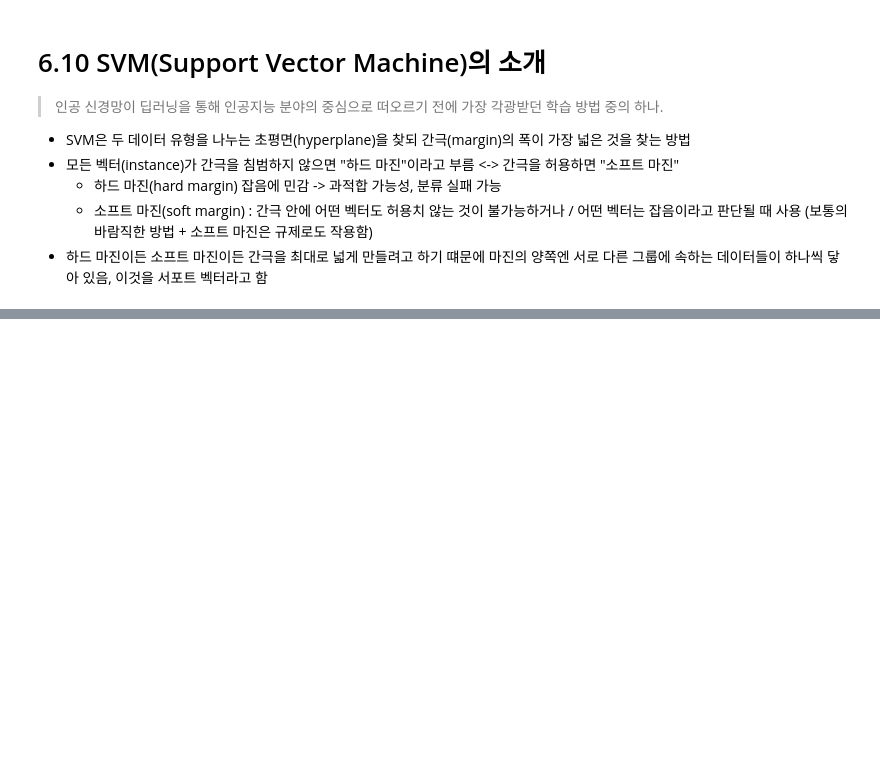
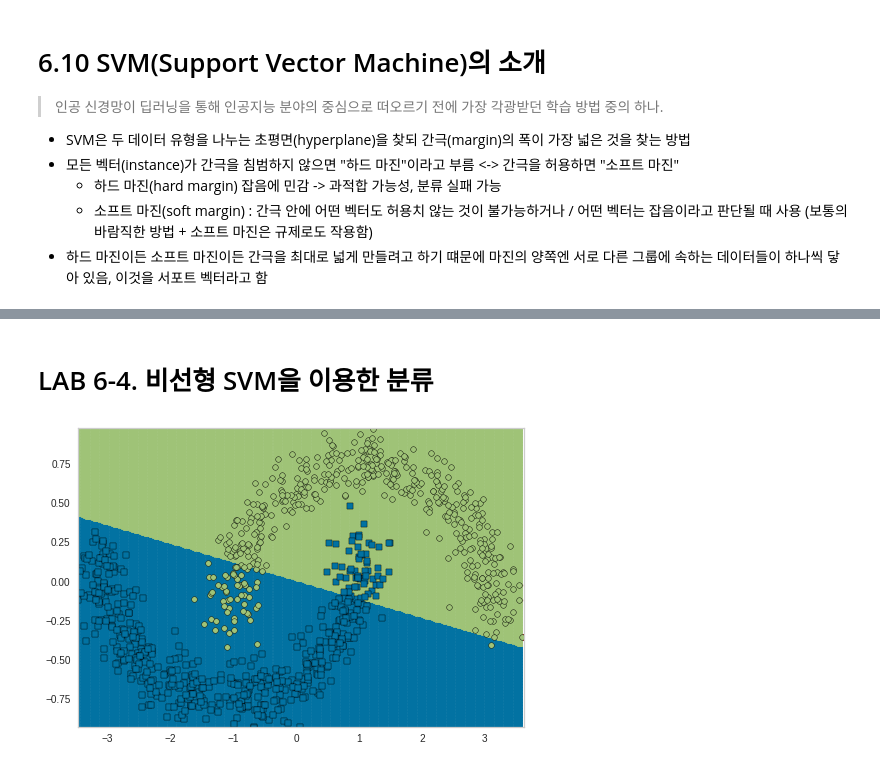
Before and after one commit to LimDoHyeon/PKNU-MachineLearning, a Jupyter notebook: [PKNU]ML_Methods(Regression,_Decision_Tree,_SVM).ipynb, the cells around one changed output, grey strips where cells are left out. Saved outputs shown, nothing was run; the diff lists cells and outputs as text; code cells hidden in the pictures; blank space fills up the shorter version.

```diff
--- a/[PKNU]ML_Methods(Regression,_Decision_Tree,_SVM).ipynb
+++ b/[PKNU]ML_Methods(Regression,_Decision_Tree,_SVM).ipynb
@@ -130,0 +213,26 @@ plt.imshow(dec_tree_img)
+# %% [markdown]
+# LAB 6-4. 비선형 SVM을 이용한 분류
+# %%
+labData_loc = 'https://github.com/dknife/ML/raw/main/data/twisted_data.csv'
+labDf = pd.read_csv(labData_loc)
+labDf.tail(5)
+
+labDf_positive = labDf[labDf['y'] > 0] # y가 1인 데이터만 추출
+labDf_negative = labDf[labDf['y'] == 0] # y가 0인 데이터만 추출
+
+plt.scatter(labDf_positive['x1'], labDf_positive['x2'], color='r')
+plt.scatter(labDf_negative['x1'], labDf_negative['x2'], color='g')
+
+X = labDf[['x1', 'x2']].to_numpy()
+y = labDf['y']
+svm_simple = LinearSVC(C = 1, loss = 'hinge') #이미 선언해서 굳이 두 번 필요하진 않음
+svm_simple.fit(X, y)
+
+svm_simple.predict([[0.12, 0.56], [-4, 40], [0, 40], [5, 20]]) #print new vector
+
+
+labViz = DecisionViz(svm_simple, title = "linear SVM") #svm과 결정 트리를 이용
+labViz.fit(X, y)
+labViz.draw(X, y)
+# %% [output]
+[figure, added]
```
Also changed, not shown: parts of 16 cells of this notebook.
